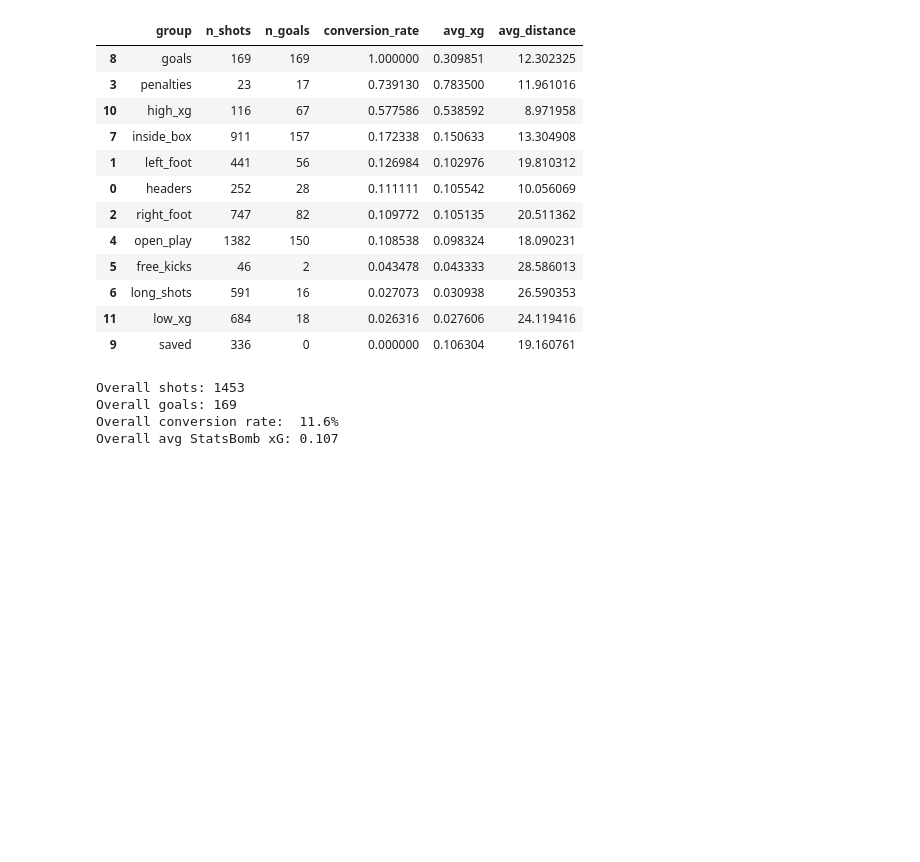
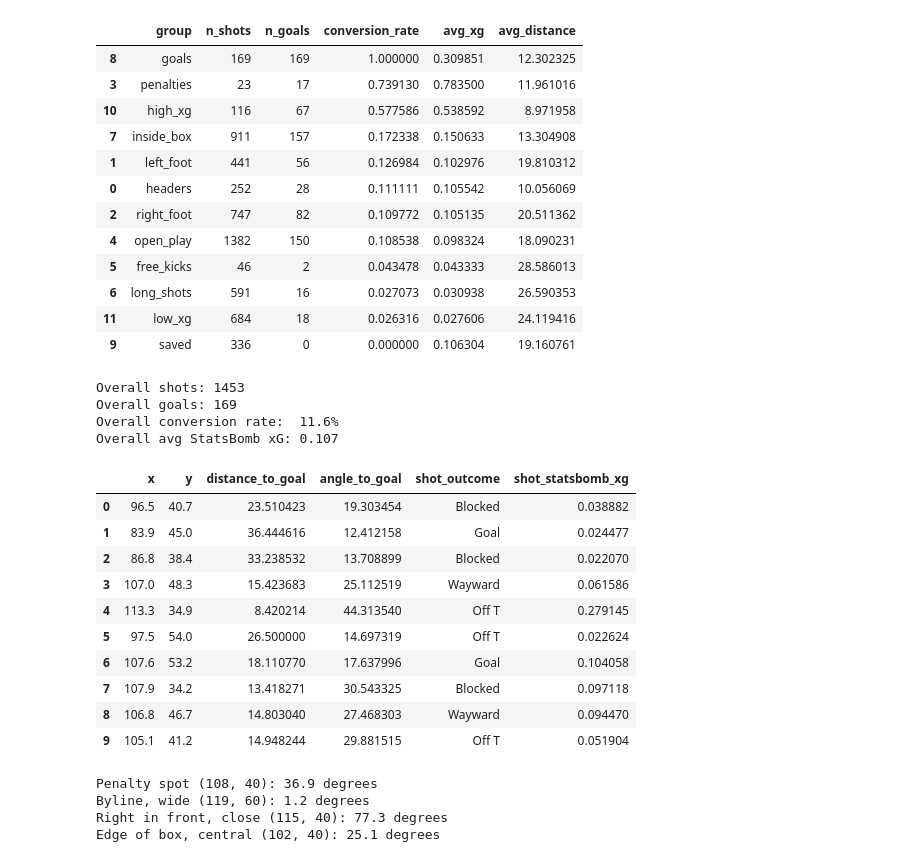
Before and after one commit to chidianagu/xg-model, a Jupyter notebook: notebooks/01_data_exploration.ipynb, the cells around one changed output. Drawn from its saved outputs; the diff is of its cells as text; code cells hidden in the pictures; blank space fills up the shorter version.

```diff
--- a/notebooks/01_data_exploration.ipynb
+++ b/notebooks/01_data_exploration.ipynb
@@ -514,3 +514,57 @@ Overall shots: 1453
 Overall goals: 169
 Overall conversion rate:  11.6%
 Overall avg StatsBomb xG: 0.107
+# %%
+def angle_to_goal(x, y):
+    """
+    Calculate the angle (in degrees) subtended by the goal mouth
+    as seen from a shot location (x, y), using StatsBomb pitch coordinates.
+    Goal posts are at (120, 36) and (120, 44).
+    """
+    post1 = np.array([120, 36])
+    post2 = np.array([120, 44])
+    shot = np.array([x, y])
+
+    v1 = post1 - shot
+    v2 = post2 - shot
+
+    # Avoid division by zero if the shot location coincides with a post
+    norm_v1 = np.linalg.norm(v1)
+    norm_v2 = np.linalg.norm(v2)
+    if norm_v1 == 0 or norm_v2 == 0:
+        return 0.0
+
+    cos_angle = np.dot(v1, v2) / (norm_v1 * norm_v2)
+    # Clip to handle floating point errors that could push slightly outisde [-1, 1] e.g. 1.00000000000000002
+    cos_angle = np.clip(cos_angle, -1.0, 1.0)
+
+    angle_rad = np.arccos(cos_angle)
+    return np.degrees(angle_rad)
+# %%
+shots['angle_to_goal'] = shots.apply(
+    lambda row: angle_to_goal(row['x'], row['y']), axis = 1
+)
+
+shots[['x', 'y', 'distance_to_goal', 'angle_to_goal', 'shot_outcome', 'shot_statsbomb_xg']].head(10)
+# %% [output]
+|  | x | y | distance_to_goal | angle_to_goal | shot_outcome | shot_statsbomb_xg |
+| 0 | 96.5 | 40.7 | 23.510423 | 19.303454 | Blocked | 0.038882 |
+| 1 | 83.9 | 45.0 | 36.444616 | 12.412158 | Goal | 0.024477 |
+| 2 | 86.8 | 38.4 | 33.238532 | 13.708899 | Blocked | 0.022070 |
+| 3 | 107.0 | 48.3 | 15.423683 | 25.112519 | Wayward | 0.061586 |
+| 4 | 113.3 | 34.9 | 8.420214 | 44.313540 | Off T | 0.279145 |
+| 5 | 97.5 | 54.0 | 26.500000 | 14.697319 | Off T | 0.022624 |
+| 6 | 107.6 | 53.2 | 18.110770 | 17.637996 | Goal | 0.104058 |
+| 7 | 107.9 | 34.2 | 13.418271 | 30.543325 | Blocked | 0.097118 |
+| 8 | 106.8 | 46.7 | 14.803040 | 27.468303 | Wayward | 0.094470 |
+| 9 | 105.1 | 41.2 | 14.948244 | 29.881515 | Off T | 0.051904 |
+# %%
+print(f"Penalty spot (108, 40): {angle_to_goal(108, 40):.1f} degrees")
+print(f"Byline, wide (119, 60): {angle_to_goal(119, 60):.1f} degrees")
+print(f"Right in front, close (115, 40): {angle_to_goal(115, 40):.1f} degrees")
+print(f"Edge of box, central (102, 40): {angle_to_goal(102, 40):.1f} degrees")
+# %% [output]
+Penalty spot (108, 40): 36.9 degrees
+Byline, wide (119, 60): 1.2 degrees
+Right in front, close (115, 40): 77.3 degrees
+Edge of box, central (102, 40): 25.1 degrees
```
Also changed, not shown: parts of 2 cells of this notebook.
